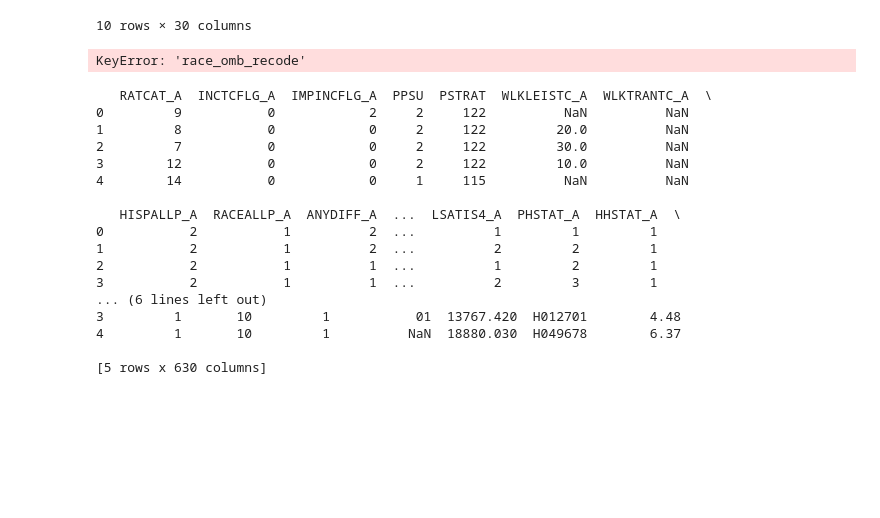
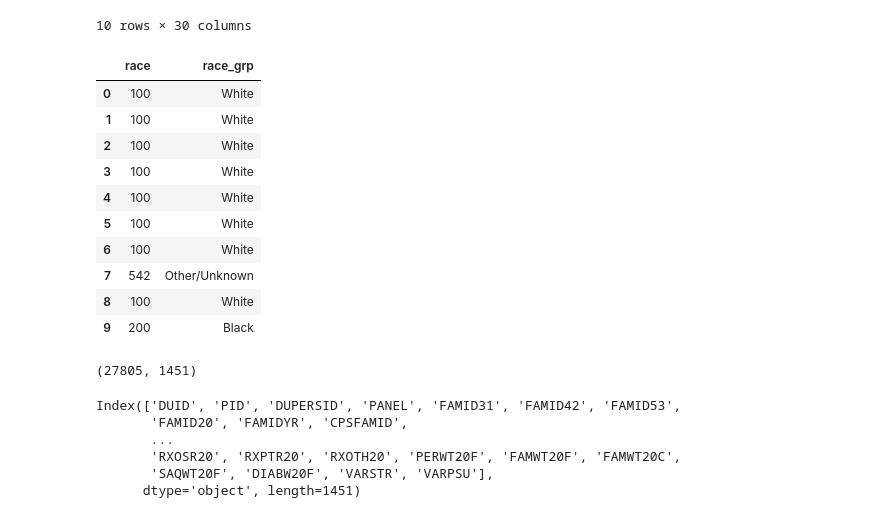
Before and after one commit to mahienda/health_disparaties, a Jupyter notebook: capstone.ipynb, the cells around one changed output. Saved outputs shown, nothing was run; the diff lists cells and outputs as text; code cells hidden in the pictures; blank space fills up the shorter version.

```diff
--- a/capstone.ipynb
+++ b/capstone.ipynb
@@ -111,36 +110,24 @@ weight_col = "partial_sample_weight" if "partial_sample_weight" in df.columns el
 # %%
 #Categorize labels
 # %%
-if "race_omb_recode" in df.columns:
-    race_labels = {
+race_labels = {
         100: "White", 200: "Black", 300: "AIAN", 400: "Asian",
         510: "Other/Multiracial", 520: "Other", 541: "Multiracial",
         997: "Unknown-Refused", 998: "Unknown-NA", 999: "Unknown-DK"
     }
 # %%
-   df["race_grp"] = df["race_omb_recode"].map(race_labels).fillna("Other/Unknown")
+   df["race_grp"] = df["race"].astype("Int64").map(race_labels).fillna("Other/Unknown")
-# %% [output]
-KeyError: 'race_omb_recode'
-# %%
-csv_path = "adult24.csv"
-df = pd.read_csv(csv_path, low_memory=False)
-
-print(df.head())
-# %% [output]
-   RATCAT_A  INCTCFLG_A  IMPINCFLG_A  PPSU  PSTRAT  WLKLEISTC_A  WLKTRANTC_A  \
-0         9           0            2     2     122          NaN          NaN
-1         8           0            0     2     122         20.0          NaN
-2         7           0            0     2     122         30.0          NaN
-3        12           0            0     2     122         10.0          NaN
-4        14           0            0     1     115          NaN          NaN
-
-   HISPALLP_A  RACEALLP_A  ANYDIFF_A  ...  LSATIS4_A  PHSTAT_A  HHSTAT_A  \
-0           2           1          2  ...          1         1         1
-1           2           1          2  ...          2         2         1
-2           2           1          1  ...          1         2         1
-3           2           1          1  ...          2         3         1
-... (6 lines left out)
-3         1       10         1           01  13767.420  H012701        4.48
-4         1       10         1          NaN  18880.030  H049678        6.37
-
-[5 rows x 630 columns]
+# %%
+df[["race", "race_grp"]].head(10)
+# %% [output]
+|  | race | race_grp |
+| 0 | 100 | White |
+| 1 | 100 | White |
+| 2 | 100 | White |
+| 3 | 100 | White |
+| 4 | 100 | White |
+| 5 | 100 | White |
+| 6 | 100 | White |
+| 7 | 542 | Other/Unknown |
+| 8 | 100 | White |
+| 9 | 200 | Black |
@@ -146,0 +136,13 @@ print(df.head())
+# %%
+print(meps2020.shape)
+# %% [output]
+(27805, 1451)
+# %%
+print(meps2020.columns)
+# %% [output]
+Index(['DUID', 'PID', 'DUPERSID', 'PANEL', 'FAMID31', 'FAMID42', 'FAMID53',
+       'FAMID20', 'FAMIDYR', 'CPSFAMID',
+       ...
+       'RXOSR20', 'RXPTR20', 'RXOTH20', 'PERWT20F', 'FAMWT20F', 'FAMWT20C',
+       'SAQWT20F', 'DIABW20F', 'VARSTR', 'VARPSU'],
+      dtype='object', length=1451)
```
Also changed, not shown: parts of 8 cells of this notebook, 2 other files.
